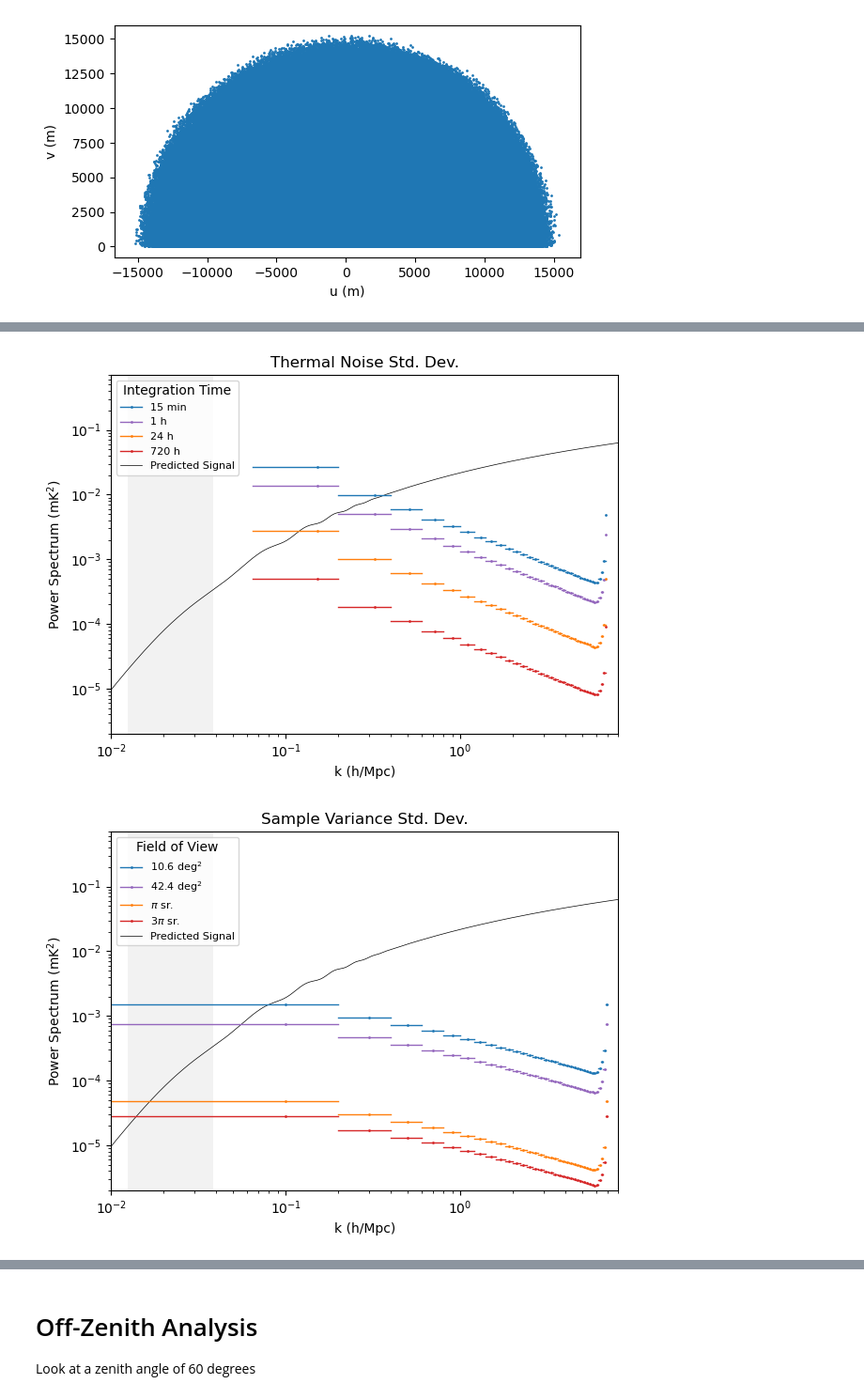
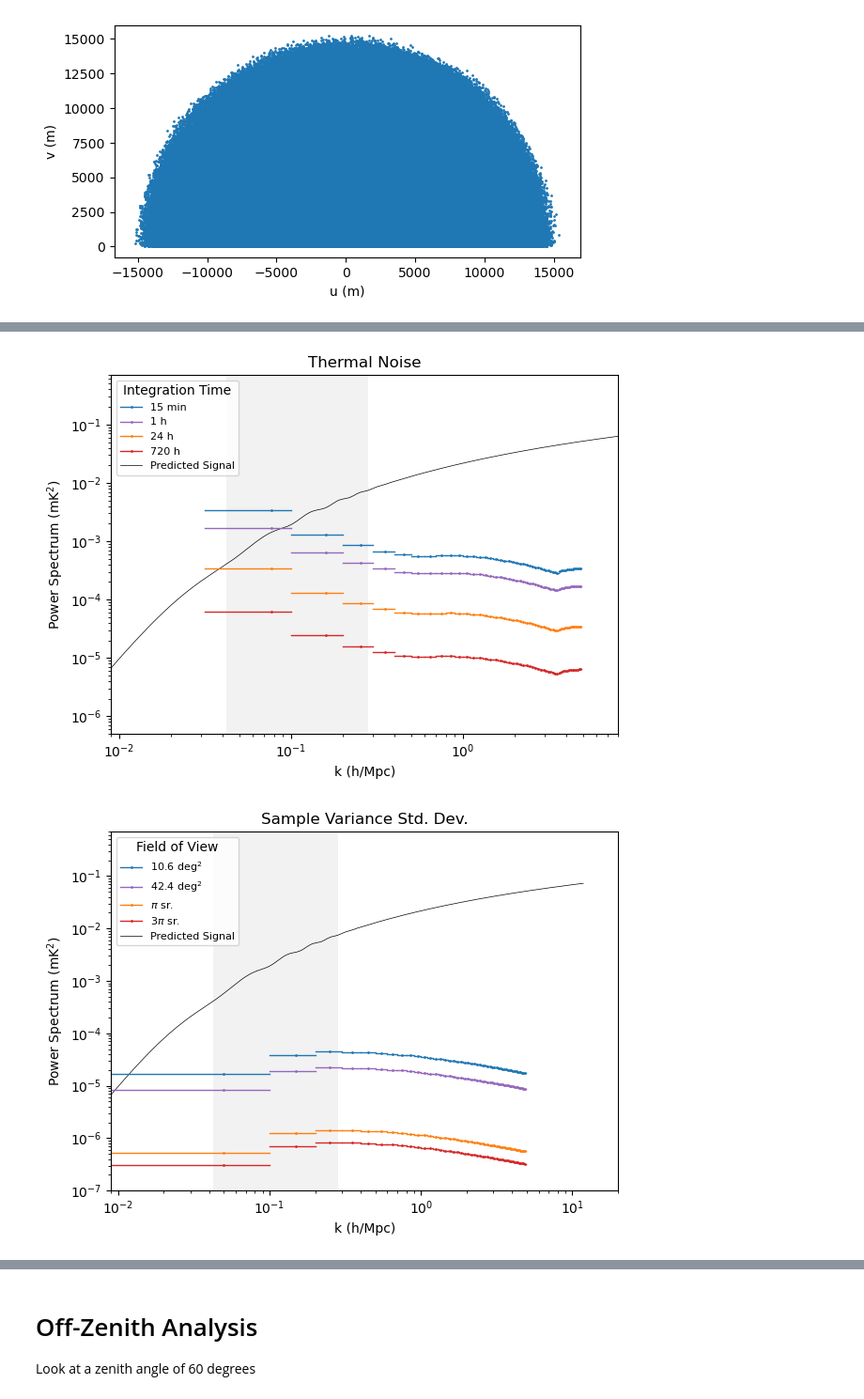
Before and after one commit to rlbyrne/PSsensitivity, a Jupyter notebook: plot_DSA2000_sensitivity.ipynb, the cells around one changed output, grey strips where cells are left out. Shown at 94% size. Drawn from its saved outputs; the diff is of its cells as text; code cells hidden in the pictures.

```diff
--- a/plot_DSA2000_sensitivity.ipynb
+++ b/plot_DSA2000_sensitivity.ipynb
@@ -79,13 +77,22 @@ print(min_baseline_wl)
 # %%
+# Define bin edges:
 freq_array_hz = np.arange(min_freq_hz, max_freq_hz, freq_resolution_hz)
 delay_array_s = np.fft.fftshift(
     np.fft.fftfreq(len(freq_array_hz), d=freq_resolution_hz)
 )
-print(np.max(delay_array_s))
 kpar_conv_factor = array_sensitivity.get_kpar_conversion_factor(freq_hz)
 max_kpar = kpar_conv_factor * np.max(delay_array_s)
-print(max_kpar)
-max_baseline_wl = np.max(np.sqrt(np.sum(baselines_m**2., axis=1))) * max_freq_hz / c
+
+kperp_conv_factor = array_sensitivity.get_kperp_conversion_factor(freq_hz)
+max_baseline_wl = np.max(np.sqrt(np.sum(baselines_m**2.0, axis=1))) * max_freq_hz / c
 max_kperp = kperp_conv_factor * max_baseline_wl
-print(max_kperp)
-max_k = np.sqrt(max_kpar**2. + max_kperp**2.)
+max_k = np.sqrt(max_kpar**2.0 + max_kperp**2.0)
+
+k_bin_size = 0.1
+min_k = 0.
+bin_edges = np.arange(min_k, max_k, k_bin_size)
+kpar_bin_edges = np.arange(0, max_kpar, k_bin_size)
+kperp_bin_edges = np.arange(0, max_kperp, k_bin_size)
+
+# For debugging
+bin_edges = bin_edges[:50]
@@ -96,11 +99,13 @@ max_k = np.sqrt(max_kpar**2. + max_kperp**2.)
-# %%
-# Define bin edges:
-k_bin_size = .2
-bin_edges = np.arange(0, max_k, k_bin_size)
-n_kbins = len(bin_edges) - 1
-
-kpar_bin_edges = np.arange(0, max_kpar, k_bin_size)
-kperp_bin_edges = np.arange(0, max_kperp, k_bin_size)
+# %%
+if False:  # Use saved simulation
+    with open("simulation_outputs/zenith_thermal_noise.npy", "rb") as f:
+        nsamples = np.load(f)
+        binned_ps_variance = np.load(f)
+        true_bin_edges = np.load(f)
+        true_bin_centers = np.load(f)
+        nsamples_2d = np.load(f)
+        binned_ps_variance_2d = np.load(f)
+    f.close()
 # %%
 (
     nsamples,
@@ -190,8 +196,8 @@ legend_labels = [
     "720 h",
     "Predicted Signal",
 ]
-xrange = [1e-2, 8]
-yrange = [2e-6, 7e-1]
+xrange = [.9e-2, 8]
+yrange = [5e-7, 7e-1]
 
 legend_lines = [Line2D([0], [0], linewidth=1, marker="o", markersize=1, color=color) for color in colors]
 legend_lines = legend_lines + [Line2D([0], [0], linewidth=0.5, marker="none", color="black")]
@@ -225,23 +231,23 @@ plt.ylim(yrange)
 plt.xlabel("k (h/Mpc)")
 plt.ylabel("Power Spectrum (mK$^2$)")
 plt.legend(legend_lines, legend_labels, prop={'size': 8}, title="Integration Time")
-plt.title("Thermal Noise Std. Dev.")
+plt.title("Thermal Noise")
 plt.tight_layout()
 plt.savefig("plots/thermal_noise_stddev.png")
 plt.show()
 # %% [output]
-[figure, old version]
+[figure, new version]
 # %%
 uv_extent = 4000
-sample_variance_cube, binned_ps_sample_variance = array_sensitivity.get_sample_variance(
+binned_ps_sample_variance = array_sensitivity.get_sample_variance(
     ps_model,  # Units mK^2
     model_k_axis,  # Units h/Mpc
-    uv_extent=uv_extent,
     field_of_view_deg2=field_of_view_deg2,
     min_freq_hz=min_freq_hz,
     max_freq_hz=max_freq_hz,
     freq_resolution_hz=freq_resolution_hz,
     k_bin_edges=bin_edges,
+    wedge_extent_deg=1.84,
 )
 # %%
 plot_fov_deg = [10.6, 42.4, np.pi*(180/np.pi)**2., 3*np.pi*(180/np.pi)**2.]
@@ -253,8 +259,8 @@ legend_labels = [
     "3$\pi$ sr.",
     "Predicted Signal",
 ]
-xrange = [1e-2, 8]
-yrange = [2e-6, 7e-1]
+xrange = [.9e-2, 20]
+yrange = [1e-7, 7e-1]
 
 legend_lines = [Line2D([0], [0], linewidth=1, marker="o", markersize=1, color=color) for color in colors]
 legend_lines = legend_lines + [Line2D([0], [0], linewidth=0.5, marker="none", color="black")]
@@ -266,34 +272,34 @@ plt.plot(model_k_axis, ps_model, color="black", marker="none", linewidth=0.5)
 plt.fill_between(bao_scales_k, [yrange[0], yrange[0]], [yrange[1], yrange[1]], color="grey", alpha=.1, linewidth=0)
 
 for fov_ind, use_fov in enumerate(plot_fov_deg):
     plot_vals = np.sqrt(binned_ps_sample_variance * field_of_view_deg2 / use_fov)
     plt.plot(
         (bin_edges[:-1] + bin_edges[1:]) / 2,
         plot_vals,
         marker="o", markersize=1, linewidth=0,
         color=colors[fov_ind],
     )
     for bin_ind in range(len(plot_vals)):
         plt.plot(
             [bin_edges[bin_ind], bin_edges[bin_ind + 1]],
             [plot_vals[bin_ind], plot_vals[bin_ind]],
             marker="none",
             linewidth=1,
             color=colors[fov_ind],
         )
 plt.yscale("log")
 plt.xscale("log")
 plt.xlim(xrange)
 plt.ylim(yrange)
 plt.xlabel("k (h/Mpc)")
 plt.ylabel("Power Spectrum (mK$^2$)")
 plt.legend(legend_lines, legend_labels, prop={'size': 8}, title="Field of View")
 plt.title("Sample Variance Std. Dev.")
 plt.tight_layout()
 plt.savefig("plots/sample_stddev.png")
 plt.show()
 # %% [output]
-[figure, old version]
+[figure, new version]
 # %%
 combined_variance_single_field = binned_ps_variance + binned_ps_sample_variance
 combined_variance_all_sky = (
```
Also changed, not shown: parts of 17 cells of this notebook, 18 other files.
